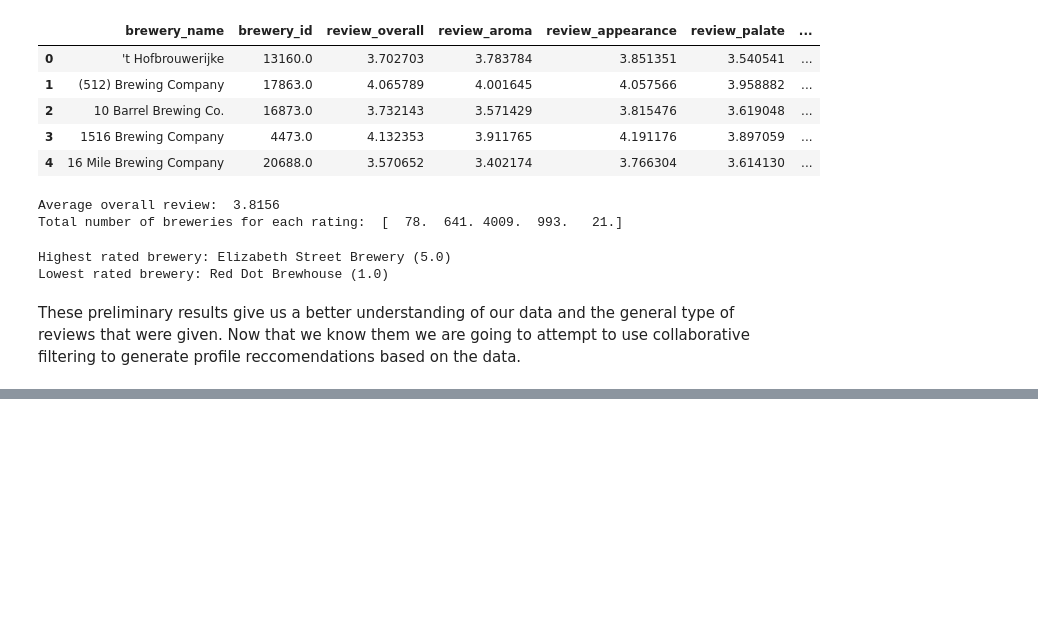
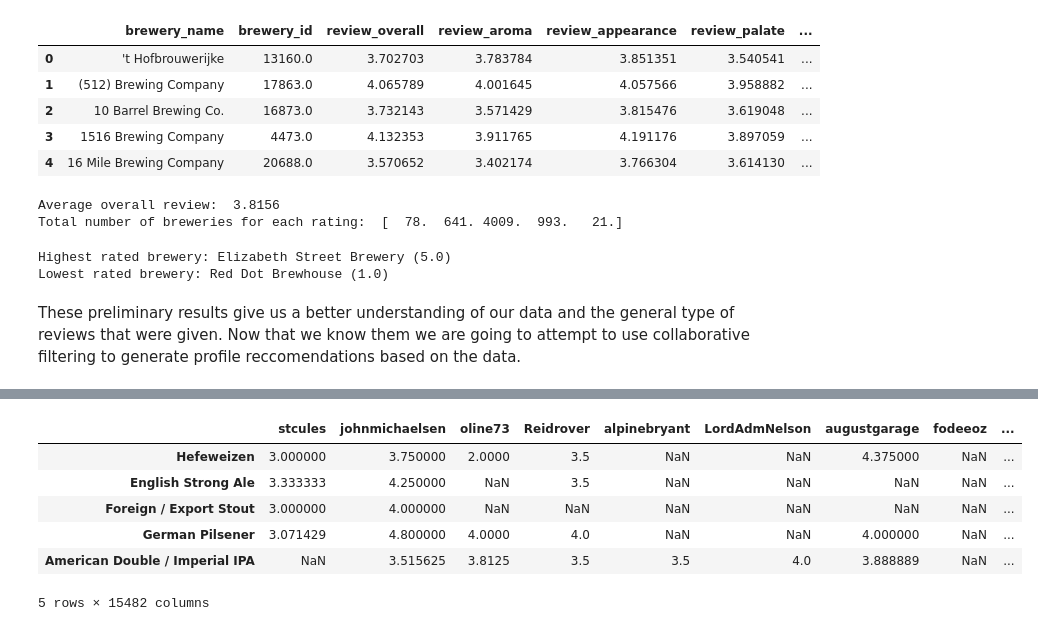
Before and after one commit to wfulton98/Final-Project, a Jupyter notebook: Beer Recommender System.ipynb, the cells around one changed output, grey strips where cells are left out. Saved outputs shown, nothing was run; the diff lists cells and outputs as text; code cells hidden in the pictures; blank space fills up the shorter version.

```diff
--- a/Beer Recommender System.ipynb
+++ b/Beer Recommender System.ipynb
@@ -165,0 +213,19 @@ These preliminary results give us a better understanding of our data and the gen
+# %%
+num_reviews = 0
+num_blank_reviews = 0
+for idx, style in enumerate(beer_styles):
+    for jdx, name in enumerate(profile_names):
+        #see if the review exists
+        try:
+            review = beer_styles_df.get_group( (name, style) )[ 'review_overall' ]
+            num_reviews += 1
+
+            if len(review) > 1:
+                review = np.mean( review )
+                ratings[ idx, jdx ] = review
+            else:
+                ratings[ idx, jdx ] = review
+
+        except:
+            num_blank_reviews += 1
+            continue #leave entry as NaN if the user has not reviewed
@@ -165,0 +256,13 @@ These preliminary results give us a better understanding of our data and the gen
+# %%
+#create a data frame from the beer style rating matrix
+df_style_ratings = pd.DataFrame(ratings)
+df_style_ratings.rename(columns={ idx: name for idx, name in enumerate(profile_names) }, index={ idx: style for idx, style in enumerate(beer_styles)}, inplace=True)
+df_style_ratings.head()
+# %% [output]
+|  | stcules | johnmichaelsen | oline73 | Reidrover | alpinebryant | LordAdmNelson | augustgarage | fodeeoz | ... |
+| Hefeweizen | 3.000000 | 3.750000 | 2.0000 | 3.5 | NaN | NaN | 4.375000 | NaN | ... |
+| English Strong Ale | 3.333333 | 4.250000 | NaN | 3.5 | NaN | NaN | NaN | NaN | ... |
+| Foreign / Export Stout | 3.000000 | 4.000000 | NaN | NaN | NaN | NaN | NaN | NaN | ... |
+| German Pilsener | 3.071429 | 4.800000 | 4.0000 | 4.0 | NaN | NaN | 4.000000 | NaN | ... |
+| American Double / Imperial IPA | NaN | 3.515625 | 3.8125 | 3.5 | 3.5 | 4.0 | 3.888889 | NaN | ... |
+5 rows × 15482 columns
```
Also changed, not shown: parts of 14 cells of this notebook, 1 other file.
